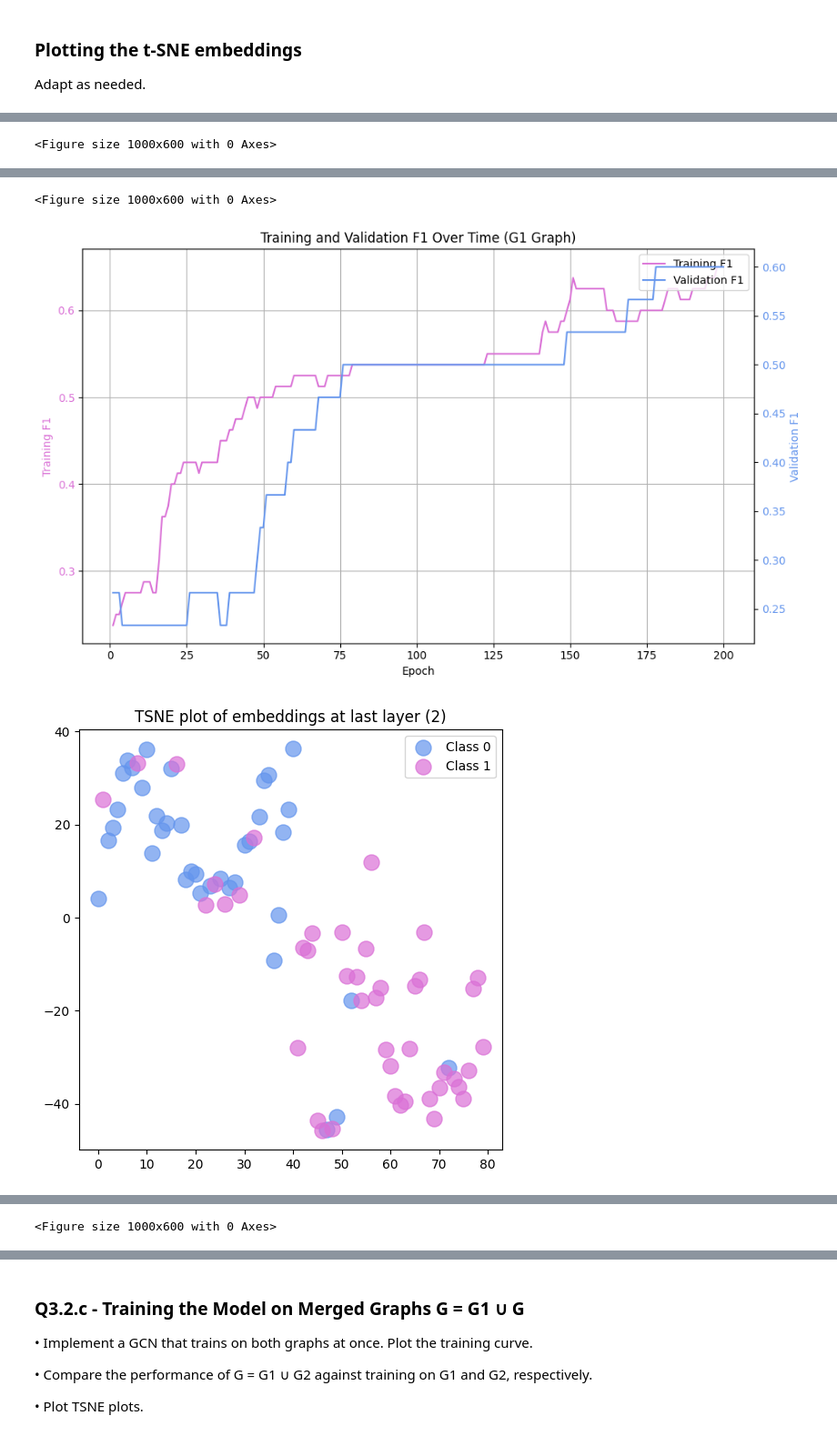
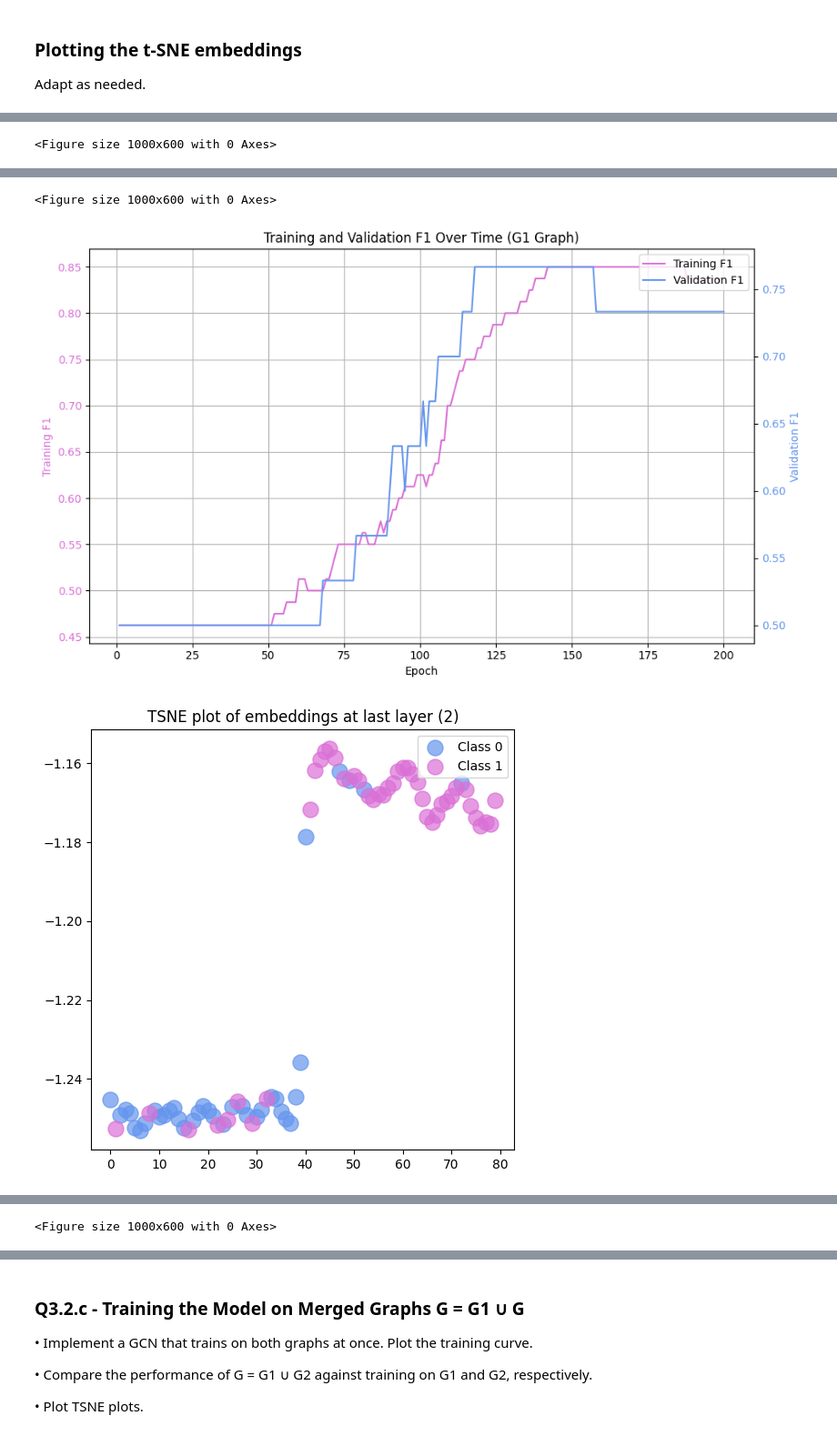
Before and after one commit to belfioreasia/Deep-Graph-Based-Learning, a Jupyter notebook: Coursework/q3_topology.ipynb, the cells around one changed output, grey strips where cells are left out. Shown at 91% size. Saved outputs shown, nothing was run; the diff lists cells and outputs as text; code cells hidden in the pictures.

```diff
--- a/Coursework/q3_topology.ipynb
+++ b/Coursework/q3_topology.ipynb
@@ -780,7 +780,8 @@ def plot_tsne(embeddings, labels=None, layer_to_plot=-1, colors=['cornflowerblue
         which layer to plot (default -1, i.e. the last layer)
     """
     emb_to_plot = embeddings[layer_to_plot].detach().numpy()
-    embedding_tsne = TSNE(n_components=1, perplexity = 5).fit_transform(emb_to_plot)
+    perplexity = emb_to_plot.shape[0] - 1
+    embedding_tsne = TSNE(n_components=1, perplexity=perplexity).fit_transform(emb_to_plot)
 
     fig, ax = plt.subplots(figsize=(6, 6))
     x = np.arange(len(embedding_tsne))
@@ -817,11 +818,13 @@ G2_eval = read_json_data(G2_EVAL_DATA_PATH, has_label=True) #returns a list of (
 input_dim = 10
 hidden_dim = 8
 layers_num = 2
+
+
+# Train on G1
 model = LayeredGraphNeuralNetwork(input_dim, hidden_dim, layers_num=layers_num)
 print("Created model with pre-defined Layers")
 print(model)
 
-# Train on G1
 print("Training on G1")
 losses, train_f1, val_f1, train_embeddings, eval_embeddings = train_model(
     model,
@@ -841,6 +844,9 @@ plot_tsne(eval_embeddings, G1_eval[2], save=True, plot_name=f"G1_eval_tSNE_layer
 
 
 # Train on G2
+# reset model
+model = LayeredGraphNeuralNetwork(input_dim, hidden_dim, layers_num=layers_num)
+
 print("\nTraining on G2")
 losses, train_f1, val_f1, train_embeddings, eval_embeddings = train_model(
     model,
@@ -880,3 +886,3 @@ Epoch 200, Training Loss: 0.6184353232383728, Train F1: 0.6500, Validation F1: 0
 <Figure size 1000x600 with 0 Axes>
-[figure, old version]
+[figure, new version]
-[figure, old version]
+[figure, new version]
```
Also changed, not shown: parts of 4 cells of this notebook, 18 other files.
